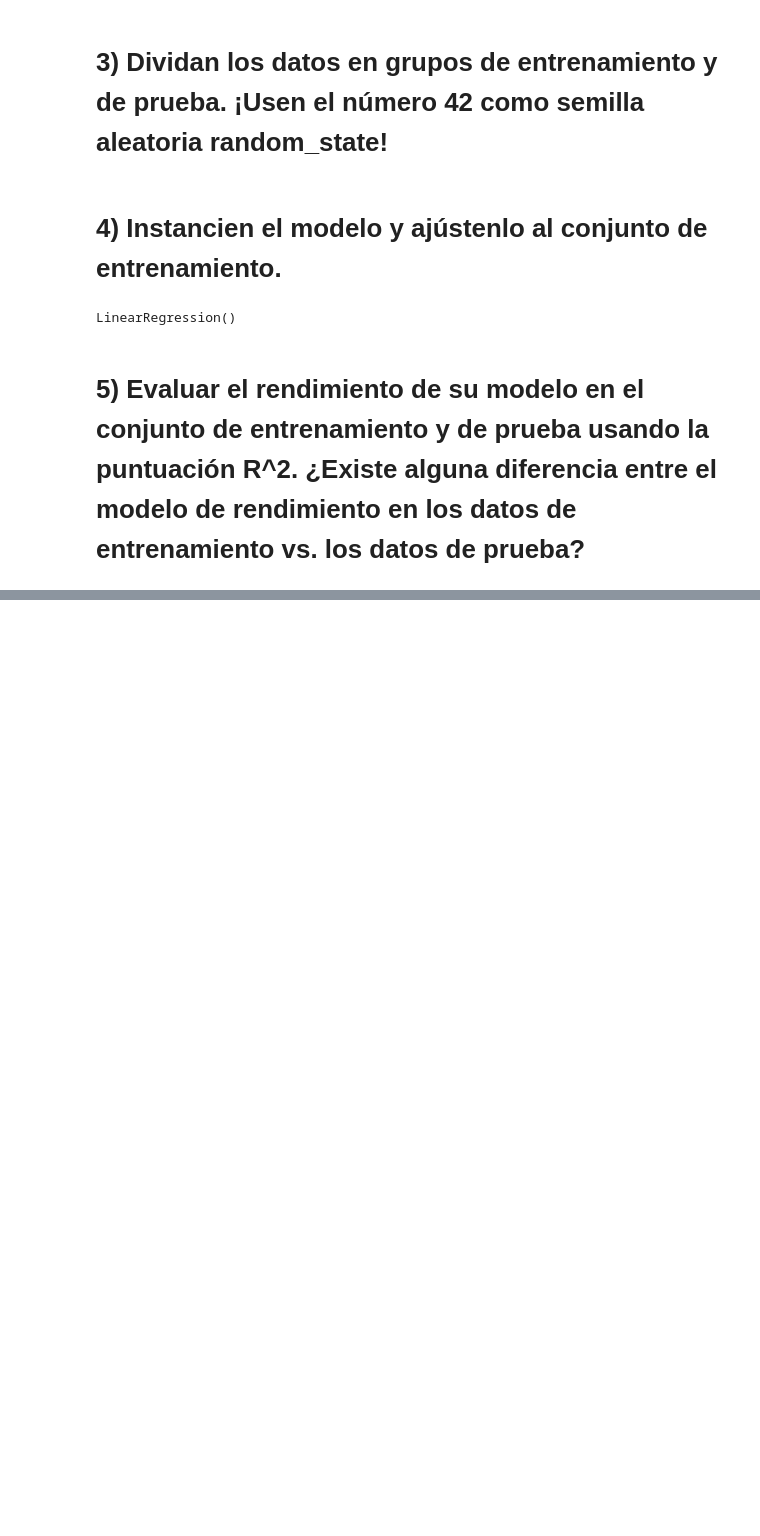
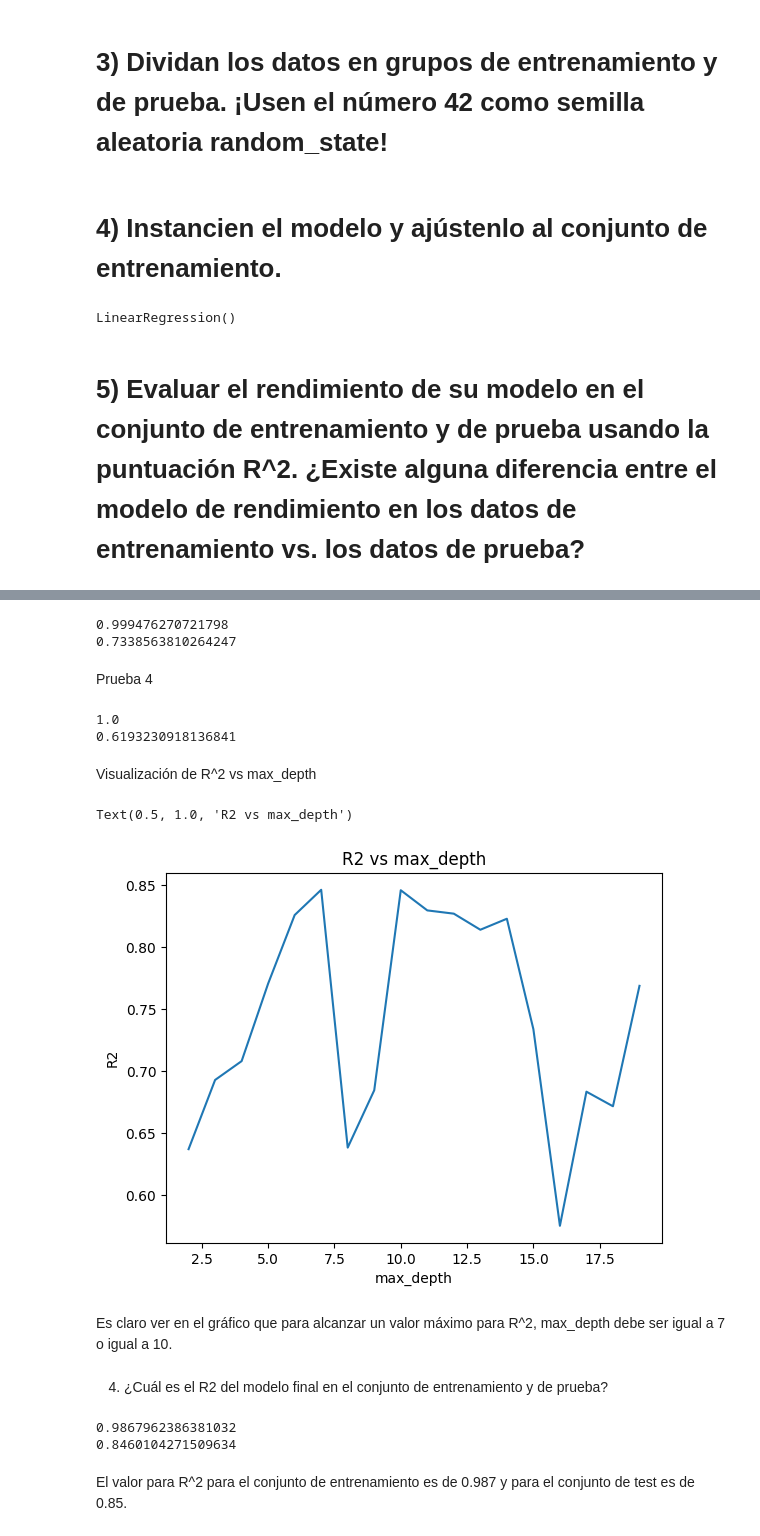
Before and after one commit to chernandezrojas1991/exercises-u2-ml, a Jupyter notebook: precios_de_casa_en_el_area_de_boston_en_1978.ipynb, the cells around one changed output, grey strips where cells are left out. Cells and saved outputs as stored; diff of their text form; code cells hidden in the pictures; blank space fills up the shorter version.

```diff
--- a/precios_de_casa_en_el_area_de_boston_en_1978.ipynb
+++ b/precios_de_casa_en_el_area_de_boston_en_1978.ipynb
@@ -73,0 +149,7 @@ LinearRegression()
+# %%
+dec_tree_3 = DecisionTreeRegressor(max_depth = 10, random_state = 42)
+dec_tree_3.fit(X_train, y_train)
+train_3_score = dec_tree_3.score(X_train, y_train)
+test_3_score = dec_tree_3.score(X_test, y_test)
+print(train_3_score)
+print(test_3_score)
@@ -73,0 +161,57 @@ LinearRegression()
+# %%
+dec_tree_4 = DecisionTreeRegressor(max_depth = 15, random_state = 42)
+dec_tree_4.fit(X_train, y_train)
+train_4_score = dec_tree_4.score(X_train, y_train)
+test_4_score = dec_tree_4.score(X_test, y_test)
+print(train_4_score)
+print(test_4_score)
+# %% [output]
+0.999476270721798
+0.7338563810264247
+# %% [markdown]
+Prueba 4
+# %%
+dec_tree_5 = DecisionTreeRegressor(max_depth = 20, random_state = 42)
+dec_tree_5.fit(X_train, y_train)
+train_5_score = dec_tree_5.score(X_train, y_train)
+test_5_score = dec_tree_5.score(X_test, y_test)
+print(train_5_score)
+print(test_5_score)
+# %% [output]
+1.0
+0.6193230918136841
+# %% [markdown]
+Visualización de R^2 vs max_depth
+# %%
+max_depth_range = list(range(2, 20))
+r2 = []
+for depth in max_depth_range:
+    dec_tree = DecisionTreeRegressor(max_depth = depth,
+                             random_state = 42)
+    dec_tree.fit(X_train, y_train)
+    score = dec_tree.score(X_test, y_test)
+    r2.append(score)
+# %%
+plt.plot(max_depth_range, r2)
+plt.xlabel('max_depth')
+plt.ylabel('R2');
+plt.title('R2 vs max_depth')
+# %% [output]
+Text(0.5, 1.0, 'R2 vs max_depth')
+[figure, added]
+# %% [markdown]
+Es claro ver en el gráfico que para alcanzar un valor máximo para R^2, max_depth debe ser igual a 7 o igual a 10.
+# %% [markdown]
+4) ¿Cuál es el R2 del modelo final en el conjunto de entrenamiento y de prueba?
+# %%
+dec_tree_optimus = DecisionTreeRegressor(max_depth = 10, random_state = 42)
+dec_tree_optimus.fit(X_train, y_train)
+train_optimus_score = dec_tree_optimus.score(X_train, y_train)
+test_optimus_score = dec_tree_optimus.score(X_test, y_test)
+print(train_optimus_score)
+print(test_optimus_score)
+# %% [output]
+0.9867962386381032
+0.8460104271509634
+# %% [markdown]
+El valor para R^2 para el conjunto de entrenamiento es de 0.987 y para el conjunto de test es de 0.85.
```
Also changed, not shown: parts of 22 cells of this notebook.
